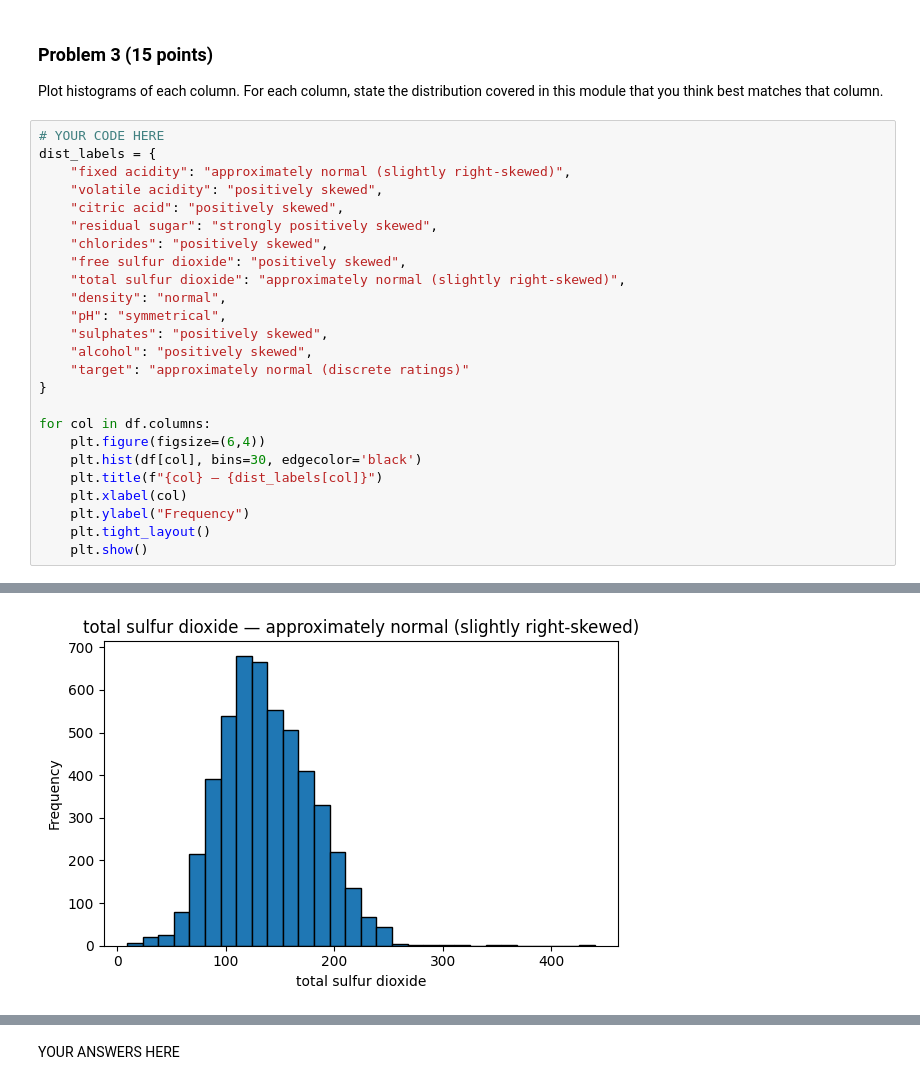
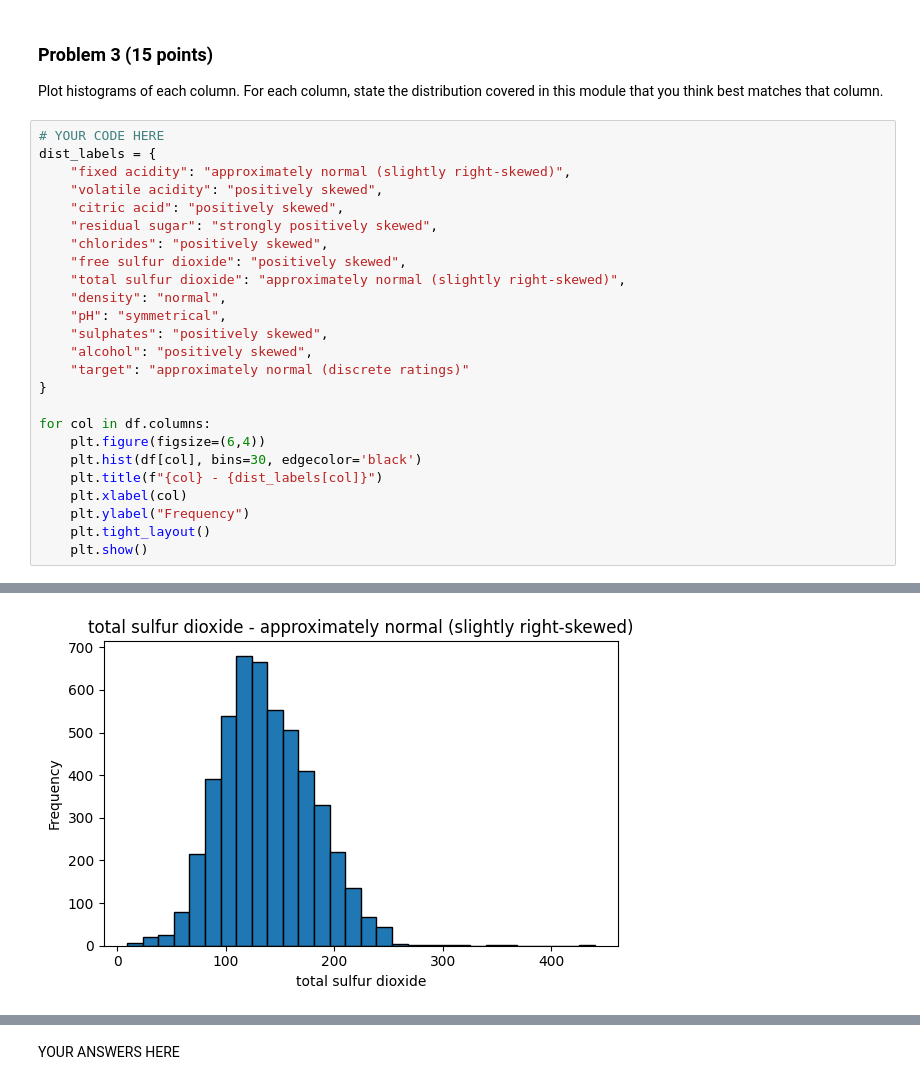
Before and after one commit to gdouek/dx601-final-project, a Jupyter notebook: project.ipynb, the cells around one changed output, grey strips where cells are left out. Drawn from its saved outputs; the diff is of its cells as text.

```diff
--- a/project.ipynb
+++ b/project.ipynb
@@ -183,7 +188,7 @@ dist_labels = {
 for col in df.columns:
     plt.figure(figsize=(6,4))
     plt.hist(df[col], bins=30, edgecolor='black')
-    plt.title(f"{col} — {dist_labels[col]}")
+    plt.title(f"{col} - {dist_labels[col]}")
     plt.xlabel(col)
     plt.ylabel("Frequency")
     plt.tight_layout()
@@ -198 +203 @@ for col in df.columns:
-[figure, old version]
+[figure, new version]
```
Also changed, not shown: parts of 6 cells of this notebook.
